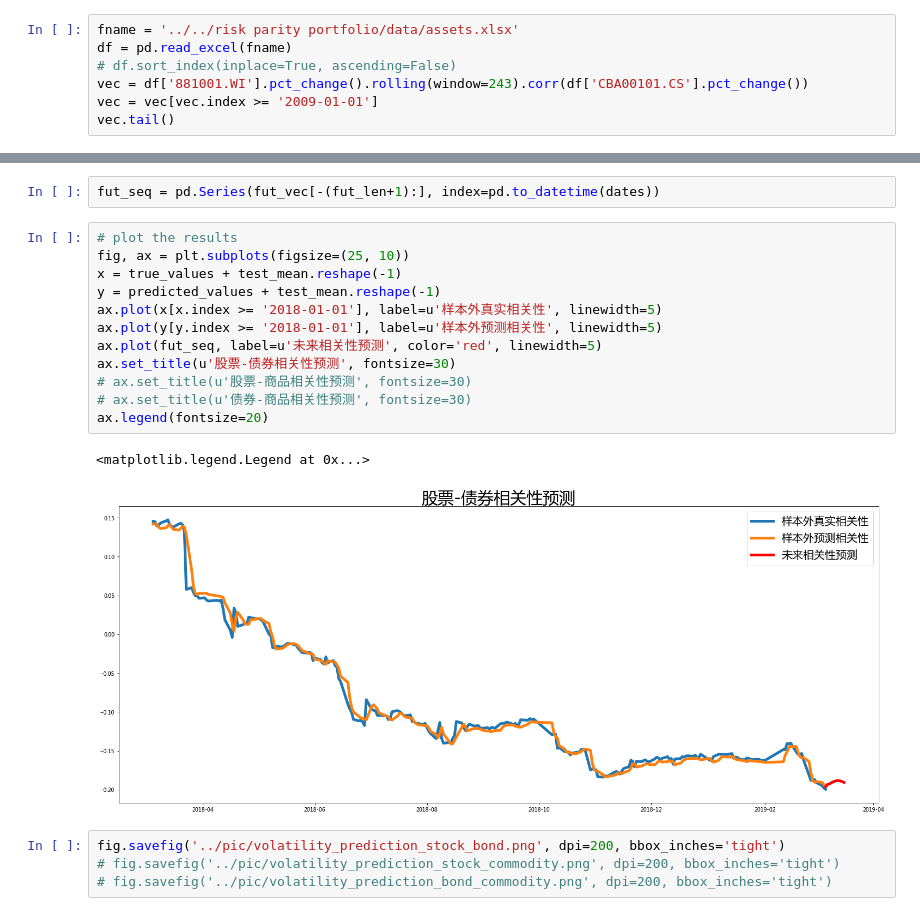
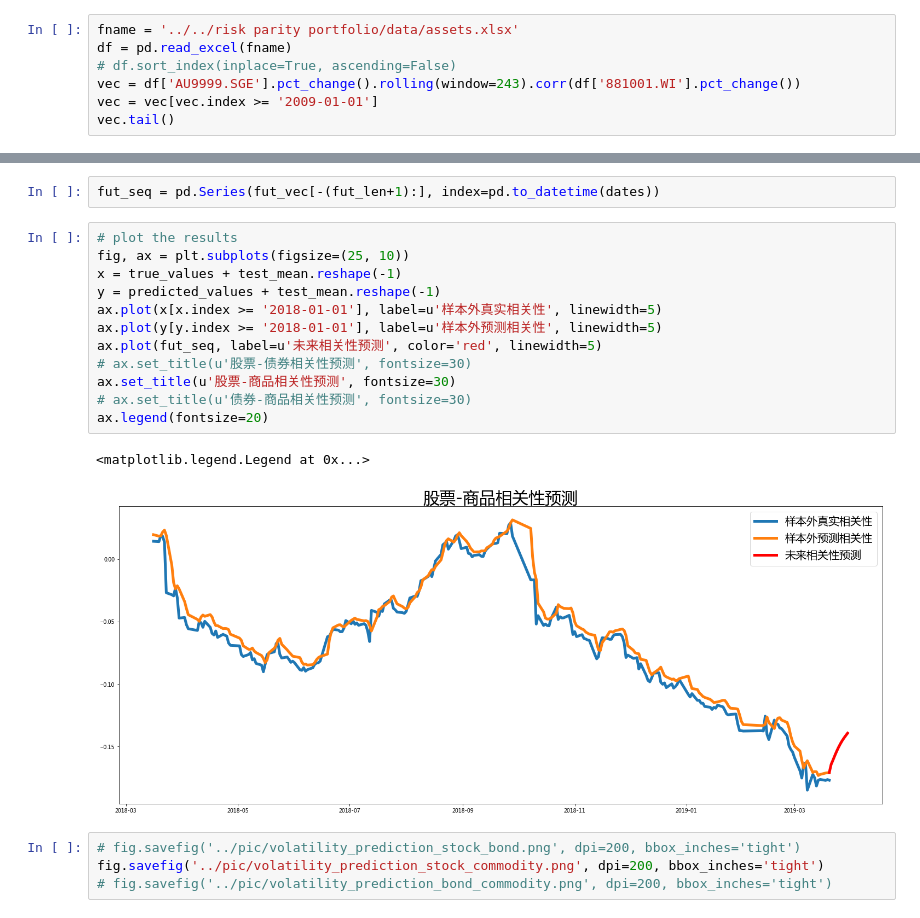
Before and after one commit to dxcv/Valyrian, a Jupyter notebook: correlation/notebook/LSTM相关性预测.ipynb, the cells around one changed output, grey strips where cells are left out. Saved outputs shown, nothing was run; the diff lists cells and outputs as text.

```diff
--- a/correlation/notebook/LSTM相关性预测.ipynb
+++ b/correlation/notebook/LSTM相关性预测.ipynb
@@ -18,7 +20,7 @@ seq_len = 20
 fname = '../../risk parity portfolio/data/assets.xlsx'
 df = pd.read_excel(fname)
 # df.sort_index(inplace=True, ascending=False)
-vec = df['881001.WI'].pct_change().rolling(window=243).corr(df['CBA00101.CS'].pct_change())
+vec = df['AU9999.SGE'].pct_change().rolling(window=243).corr(df['881001.WI'].pct_change())
 vec = vec[vec.index >= '2009-01-01']
 vec.tail()
 # %% [output]
@@ -205,19 +207,19 @@ fut_seq = pd.Series(fut_vec[-(fut_len+1):], index=pd.to_datetime(dates))
 # %%
 # plot the results
 fig, ax = plt.subplots(figsize=(25, 10))
 x = true_values + test_mean.reshape(-1)
 y = predicted_values + test_mean.reshape(-1)
 ax.plot(x[x.index >= '2018-01-01'], label=u'样本外真实相关性', linewidth=5)
 ax.plot(y[y.index >= '2018-01-01'], label=u'样本外预测相关性', linewidth=5)
 ax.plot(fut_seq, label=u'未来相关性预测', color='red', linewidth=5)
-ax.set_title(u'股票-债券相关性预测', fontsize=30)
-# ax.set_title(u'股票-商品相关性预测', fontsize=30)
+# ax.set_title(u'股票-债券相关性预测', fontsize=30)
+ax.set_title(u'股票-商品相关性预测', fontsize=30)
 # ax.set_title(u'债券-商品相关性预测', fontsize=30)
 ax.legend(fontsize=20)
 # %% [output]
 <matplotlib.legend.Legend at 0x...>
-[figure, old version]
+[figure, new version]
 # %%
-fig.savefig('../pic/volatility_prediction_stock_bond.png', dpi=200, bbox_inches='tight')
-# fig.savefig('../pic/volatility_prediction_stock_commodity.png', dpi=200, bbox_inches='tight')
+# fig.savefig('../pic/volatility_prediction_stock_bond.png', dpi=200, bbox_inches='tight')
+fig.savefig('../pic/volatility_prediction_stock_commodity.png', dpi=200, bbox_inches='tight')
 # fig.savefig('../pic/volatility_prediction_bond_commodity.png', dpi=200, bbox_inches='tight')
```
Also changed, not shown: parts of 10 cells of this notebook, 35 other files.
